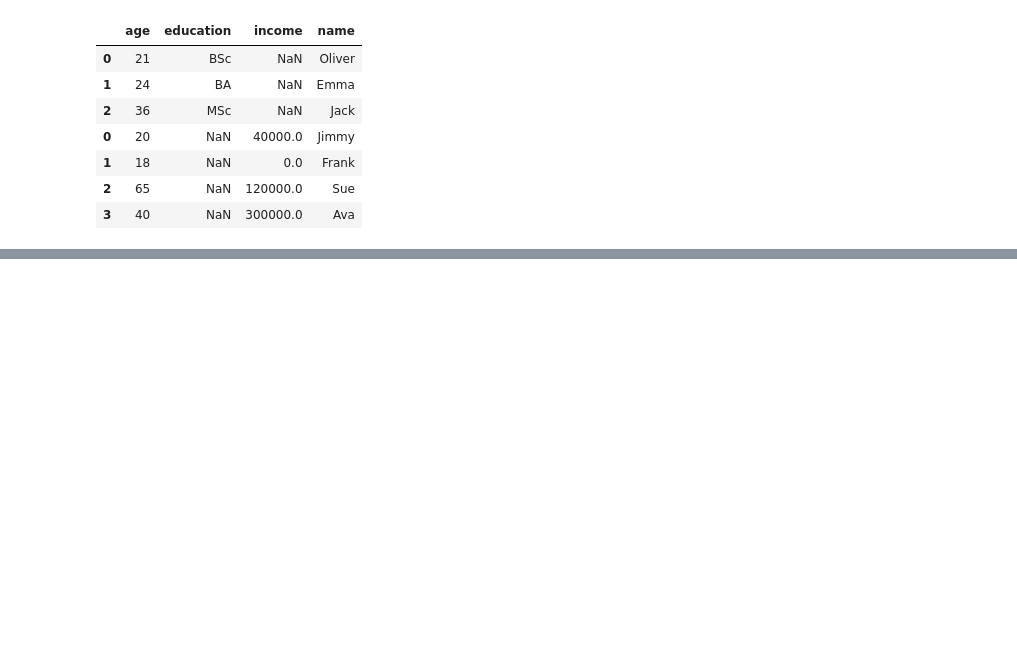
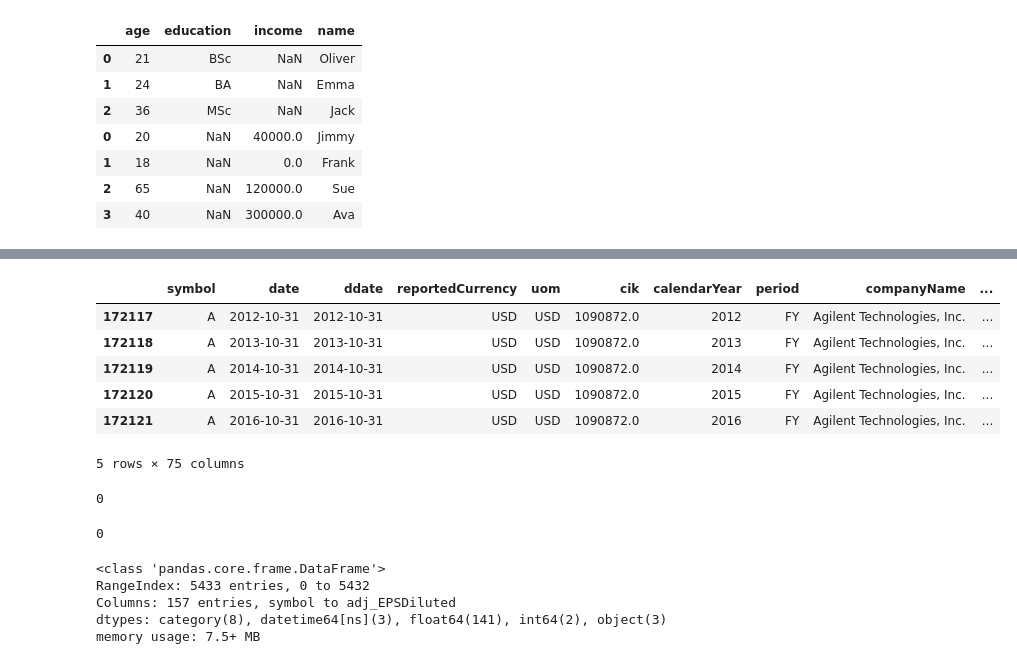
Before and after one commit to Faliell/Pandas_Classes, a Jupyter notebook: aula18-Merge.ipynb, the cells around one changed output, grey strips where cells are left out. Drawn from its saved outputs; the diff is of its cells as text; code cells hidden in the pictures; blank space fills up the shorter version.

```diff
--- a/aula18-Merge.ipynb
+++ b/aula18-Merge.ipynb
@@ -96,0 +295,19 @@ pd.concat([df1,df2], join="outer",sort=True) #ordem colunas
+# %%
+IS.head(5)
+# %% [output]
+|  | symbol | date | ddate | reportedCurrency | uom | cik | calendarYear | period | companyName | ... |
+| 172117 | A | 2012-10-31 | 2012-10-31 | USD | USD | 1090872.0 | 2012 | FY | Agilent Technologies, Inc. | ... |
+| 172118 | A | 2013-10-31 | 2013-10-31 | USD | USD | 1090872.0 | 2013 | FY | Agilent Technologies, Inc. | ... |
+| 172119 | A | 2014-10-31 | 2014-10-31 | USD | USD | 1090872.0 | 2014 | FY | Agilent Technologies, Inc. | ... |
+| 172120 | A | 2015-10-31 | 2015-10-31 | USD | USD | 1090872.0 | 2015 | FY | Agilent Technologies, Inc. | ... |
+| 172121 | A | 2016-10-31 | 2016-10-31 | USD | USD | 1090872.0 | 2016 | FY | Agilent Technologies, Inc. | ... |
+5 rows × 75 columns
+# %%
+# verificar se existe conbinacao de symbol e date
+BS.duplicated(subset=["symbol","date"]).sum()
+# %% [output]
+0
+# %%
+IS.duplicated(subset=["symbol","date"]).sum()
+# %% [output]
+0
@@ -96,0 +316,8 @@ pd.concat([df1,df2], join="outer",sort=True) #ordem colunas
+# %%
+combined_data.info()
+# %% [output]
+<class 'pandas.core.frame.DataFrame'>
+RangeIndex: 5433 entries, 0 to 5432
+Columns: 157 entries, symbol to adj_EPSDiluted
+dtypes: category(8), datetime64[ns](3), float64(141), int64(2), object(3)
+memory usage: 7.5+ MB
```
Also changed, not shown: parts of 32 cells of this notebook.
